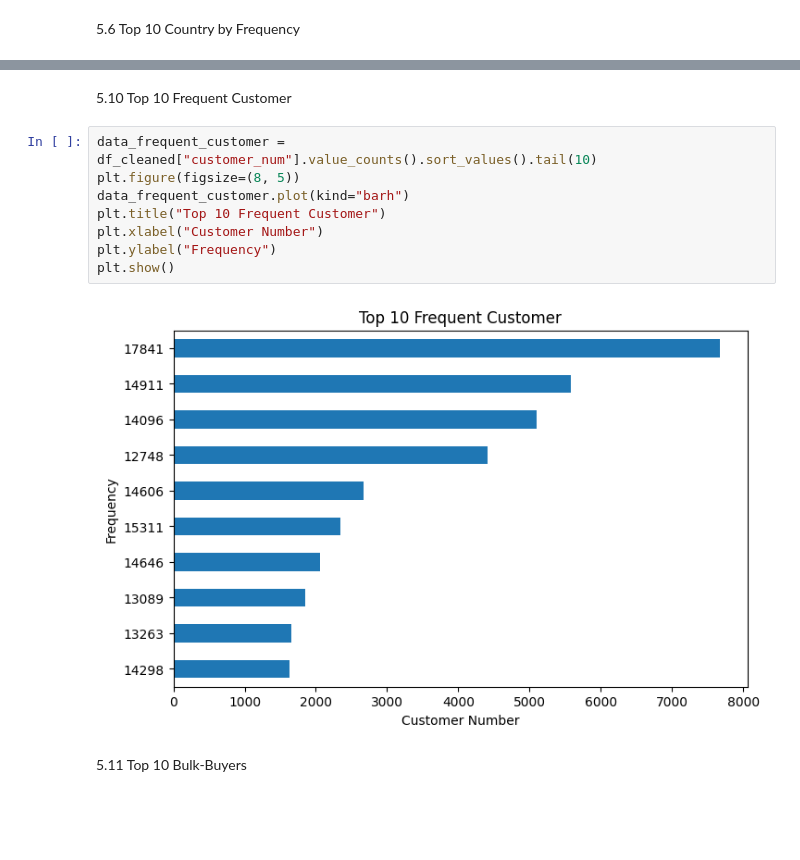
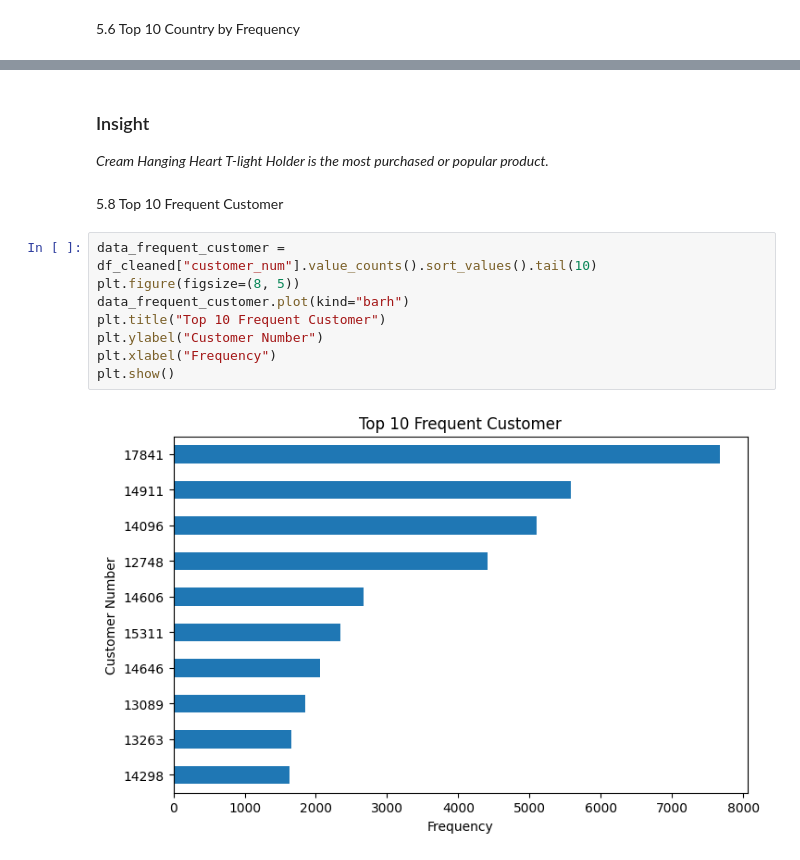
Before and after one commit to RammySubiate/e-commerce-data-analysis, a Jupyter notebook: analyis.ipynb, the cells around one changed output, grey strips where cells are left out. Cells and saved outputs as stored; diff of their text form; blank space fills up the shorter version.

```diff
--- a/analyis.ipynb
+++ b/analyis.ipynb
@@ -305,14 +284,15 @@ plt.show()
+# %% [markdown]
+### Insight
+*Cream Hanging Heart T-light Holder is the most purchased or popular product.*
 # %% [markdown]
-5.10 Top 10 Frequent Customer
+5.8 Top 10 Frequent Customer
 # %%
 data_frequent_customer = df_cleaned["customer_num"].value_counts().sort_values().tail(10)
 plt.figure(figsize=(8, 5))
 data_frequent_customer.plot(kind="barh")
 plt.title("Top 10 Frequent Customer")
-plt.xlabel("Customer Number")
-plt.ylabel("Frequency")
+plt.ylabel("Customer Number")
+plt.xlabel("Frequency")
 plt.show()
 # %% [output]
-[figure, old version]
+[figure, new version]
-# %% [markdown]
-5.11 Top 10 Bulk-Buyers
```
Also changed, not shown: parts of 41 cells of this notebook, 1 other file.
